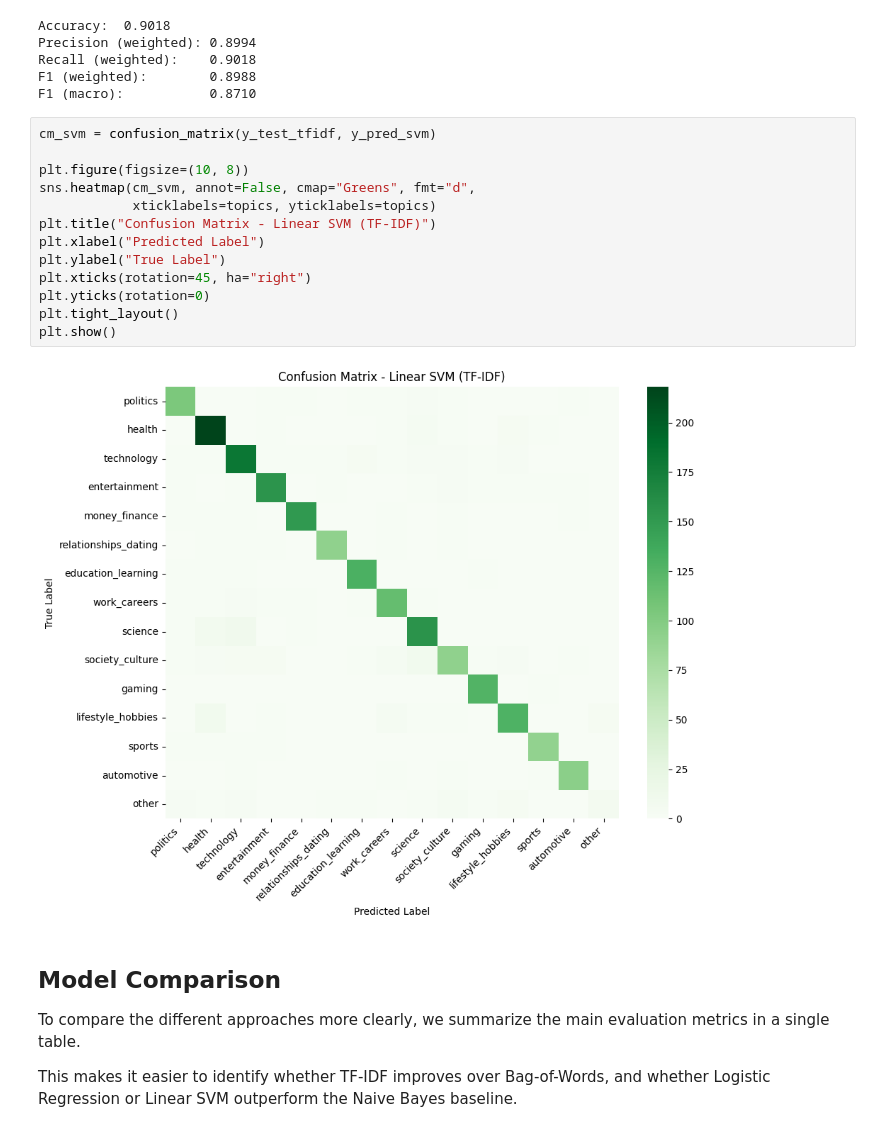
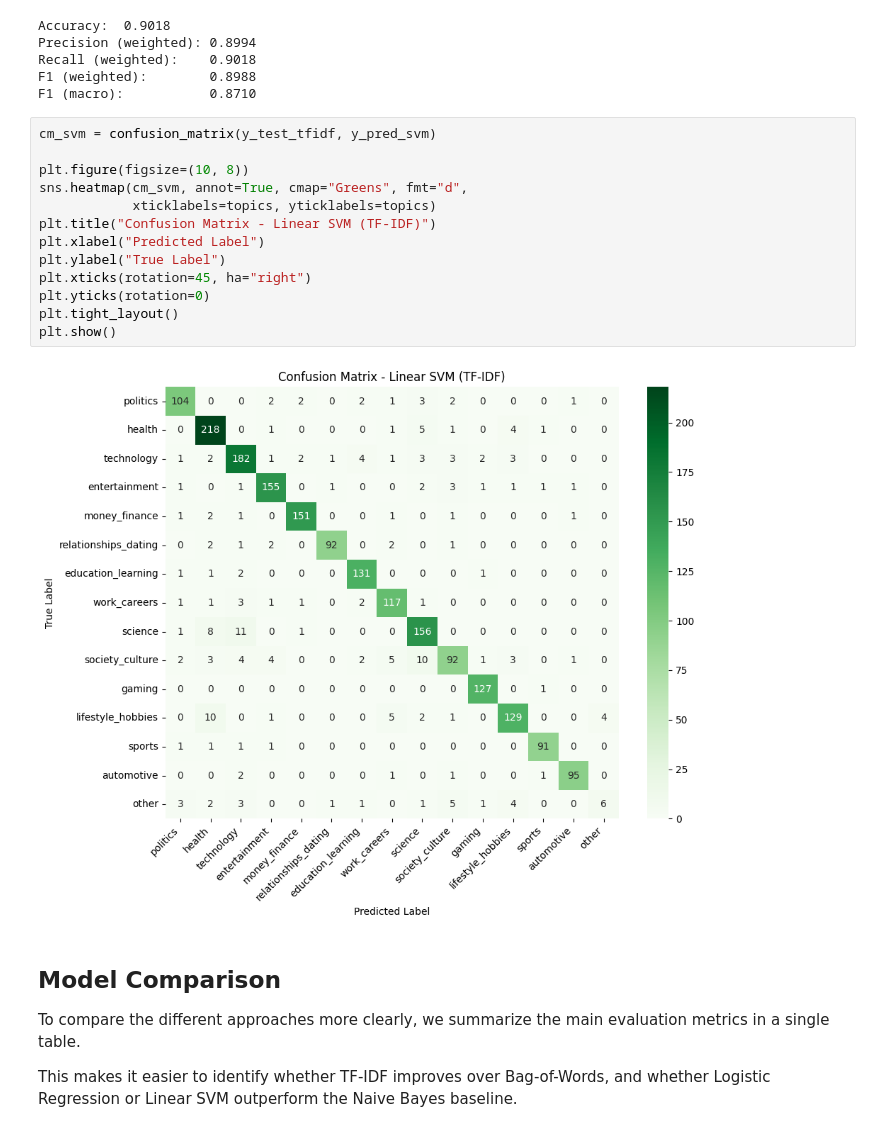
Before and after one commit to Proenca13/NLP_Project_1, a Jupyter notebook: Project.ipynb, the cells around one changed output. Cells and saved outputs as stored; diff of their text form.

```diff
--- a/Project.ipynb
+++ b/Project.ipynb
@@ -728,18 +728,18 @@ F1 (macro):           0.8710
 # %%
 cm_svm = confusion_matrix(y_test_tfidf, y_pred_svm)
 
 plt.figure(figsize=(10, 8))
-sns.heatmap(cm_svm, annot=False, cmap="Greens", fmt="d",
+sns.heatmap(cm_svm, annot=True, cmap="Greens", fmt="d",
             xticklabels=topics, yticklabels=topics)
 plt.title("Confusion Matrix - Linear SVM (TF-IDF)")
 plt.xlabel("Predicted Label")
 plt.ylabel("True Label")
 plt.xticks(rotation=45, ha="right")
 plt.yticks(rotation=0)
 plt.tight_layout()
 plt.show()
 # %% [output]
-[figure, old version]
+[figure, new version]
 # %% [markdown]
 ## Model Comparison
 
```
Also changed, not shown: parts of 1 cell of this notebook.
